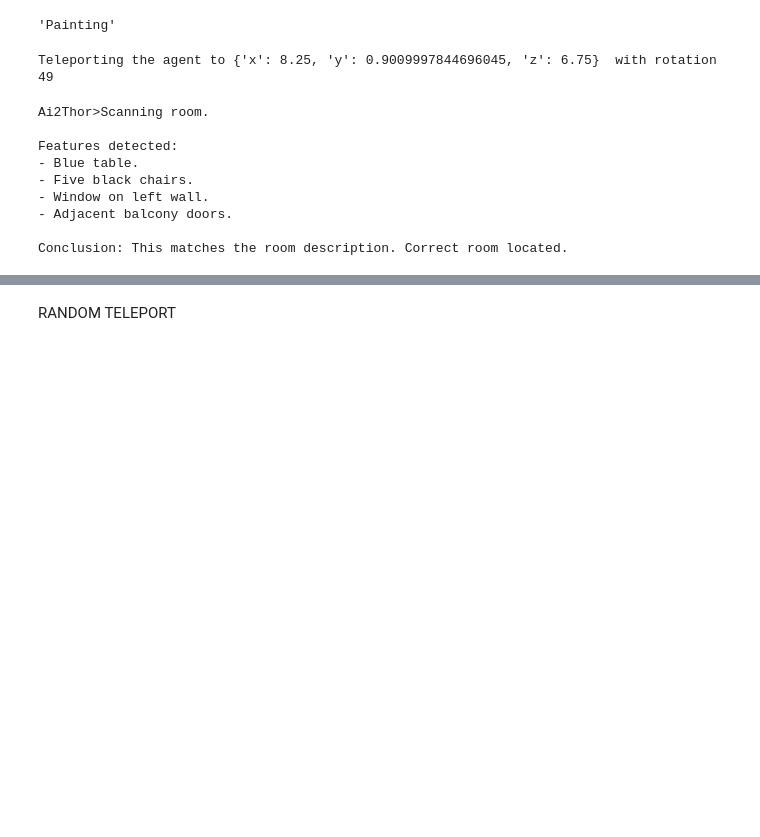
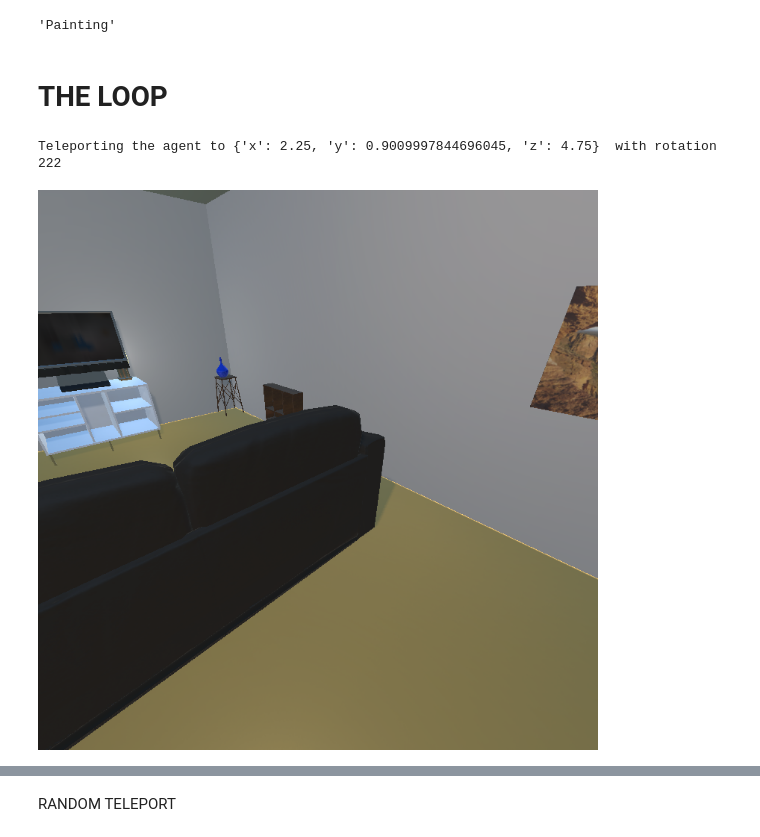
Before and after one commit to matercomus/ma-communicative-robots-G1, a Jupyter notebook: our_stuff/PROTOTYPE.ipynb, the cells around one changed output, grey strips where cells are left out. Saved outputs shown, nothing was run; the diff lists cells and outputs as text; code cells hidden in the pictures; blank space fills up the shorter version.

```diff
--- a/our_stuff/PROTOTYPE.ipynb
+++ b/our_stuff/PROTOTYPE.ipynb
@@ -589,41 +800,21 @@ Ai2Thor>Great! Object successfully matched.
 matched_object
 # %% [output]
 'Painting'
+# %% [markdown]
+# THE LOOP
 # %%
-# Teleport somewhere random
+# Teleport somewhere random (Only happens once at the start)
 import random
-
+visited_positions = []
 position = random.choice(reachable_positions)
 rotation = random.choice(range(360))
 print("Teleporting the agent to", position, " with rotation", rotation)
 
 event = controller.step(action="Teleport", position=position, rotation=rotation)
 agent_position = controller.last_event.metadata['agent']['position']
 visited_positions.append(agent_position)
 
-# Image.fromarray(event.frame) # image for clearity
+Image.fromarray(event.frame) # image for clearity
 # %% [output]
-Teleporting the agent to {'x': 8.25, 'y': 0.9009997844696045, 'z': 6.75}  with rotation 49
+Teleporting the agent to {'x': 2.25, 'y': 0.9009997844696045, 'z': 4.75}  with rotation 222
+[figure, added]
-# %%
-# location classificaiton:
-
-# chatgpt, do you think you are in the correct room based on human_room_description + human_room description_clarified? (maybe rotate 360 degrees, but also have to analyze 4 images then)
-
-room_classifcation = analyze_image(
-    base64_string,
-    api_key=api_key,
-    prompt=f"Imagine you are a robot looking for a certain room. Describe the room shortly. Do you think you are in the correct room based on the following description? Description: {human_room_description}, even further description: {human_room_description_clarified}, speak to me as if you have the robots point of view. Be consise in your answer.",
-)
-utterance = room_classifcation[0]["choices"][0]["message"]["content"]
-print(AGENT + ">" + utterance)
-leolaniClient._add_utterance(AGENT, utterance)
-# %% [output]
-Ai2Thor>Scanning room.
-
-Features detected:
-- Blue table.
-- Five black chairs.
-- Window on left wall.
-- Adjacent balcony doors.
-
-Conclusion: This matches the room description. Correct room located.
```
Also changed, not shown: parts of 43 cells of this notebook.
